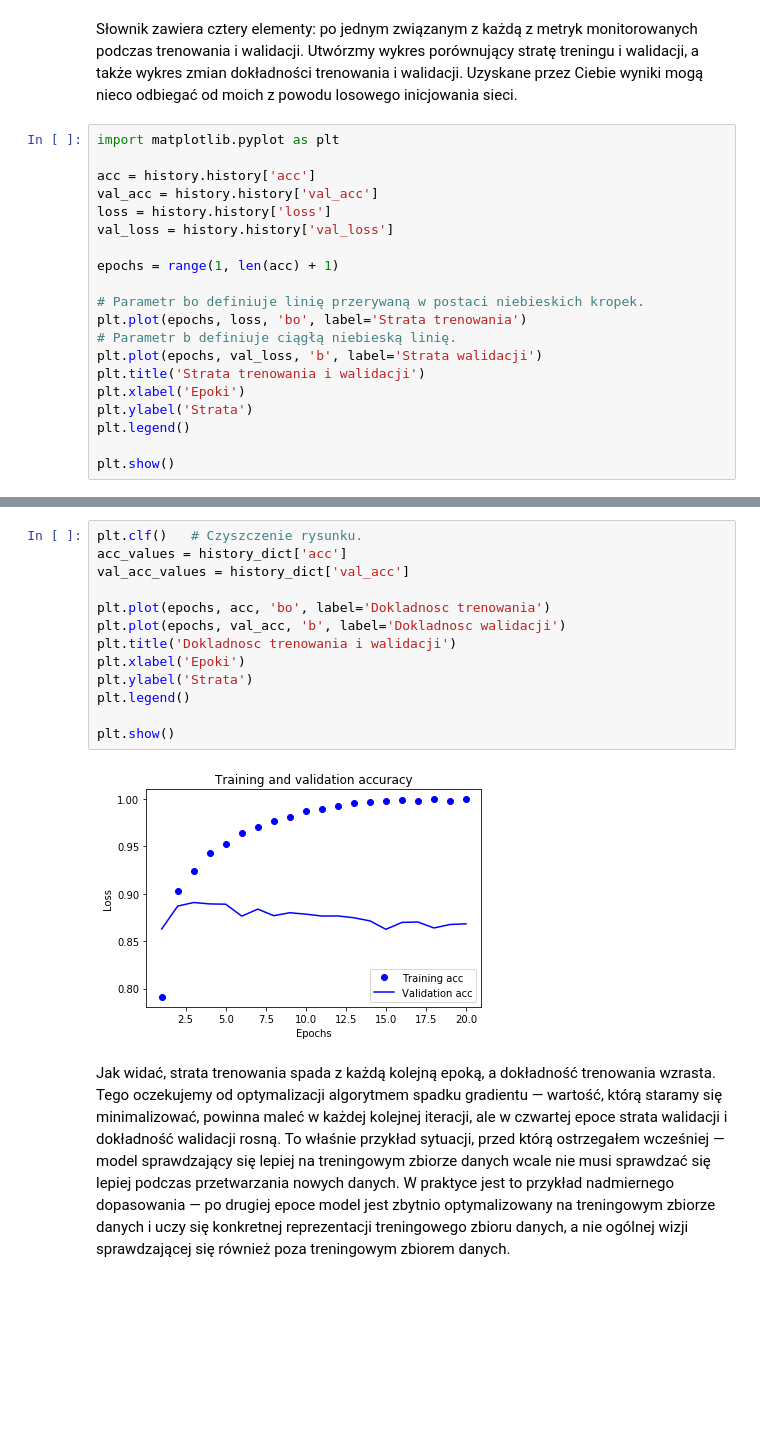
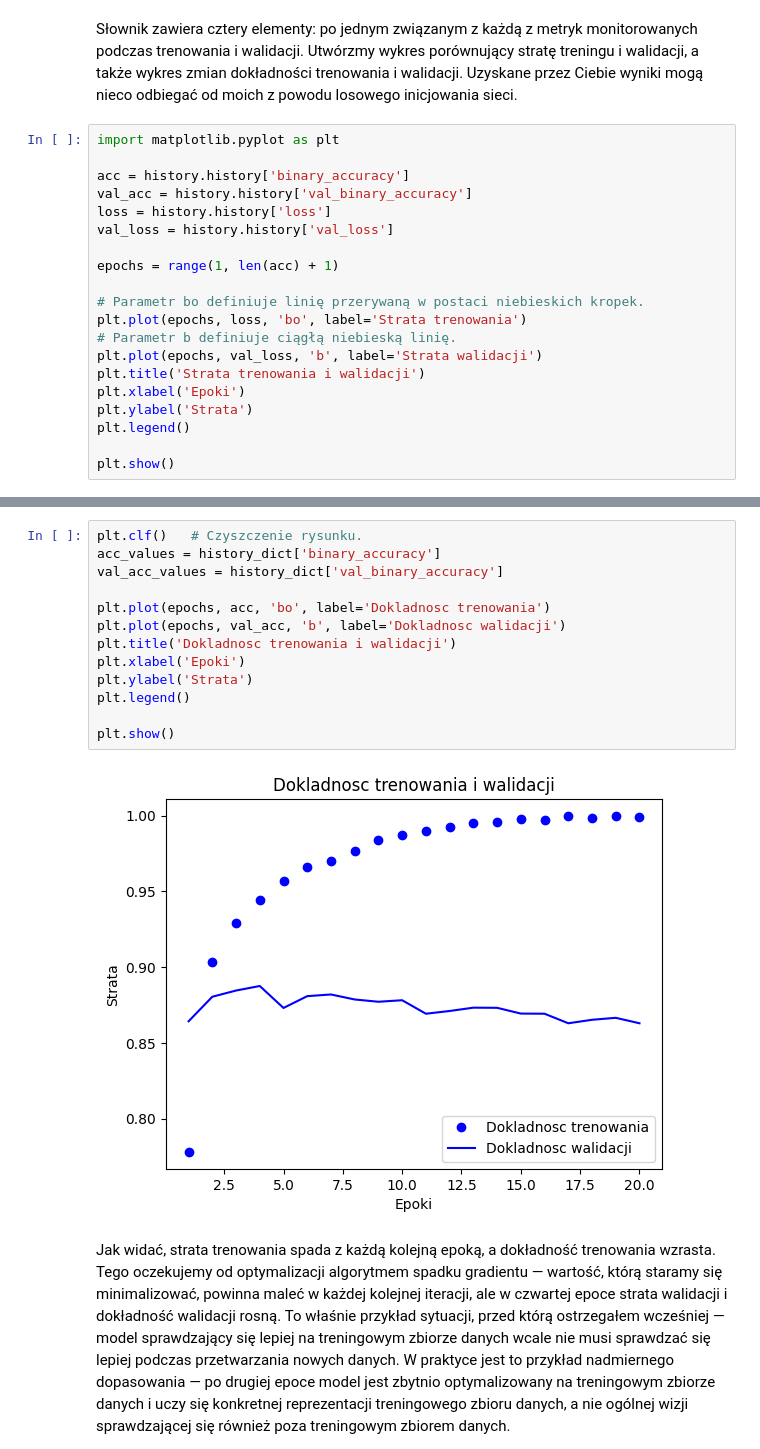
Before and after one commit to SMOKURsmoter/TensorFlow, a Jupyter notebook: 3_4.ipynb, the cells around one changed output, grey strips where cells are left out. Drawn from its saved outputs; the diff is of its cells as text; blank space fills up the shorter version.

```diff
--- a/3_4.ipynb
+++ b/3_4.ipynb
@@ -229,8 +233,8 @@ Słownik zawiera cztery elementy: po jednym związanym z każdą z metryk monito
 # %%
 import matplotlib.pyplot as plt
 
-acc = history.history['acc']
-val_acc = history.history['val_acc']
+acc = history.history['binary_accuracy']
+val_acc = history.history['val_binary_accuracy']
 loss = history.history['loss']
 val_loss = history.history['val_loss']
 
@@ -251,18 +255,18 @@ plt.show()
 # %%
 plt.clf()   # Czyszczenie rysunku.
-acc_values = history_dict['acc']
-val_acc_values = history_dict['val_acc']
+acc_values = history_dict['binary_accuracy']
+val_acc_values = history_dict['val_binary_accuracy']
 
 plt.plot(epochs, acc, 'bo', label='Dokladnosc trenowania')
 plt.plot(epochs, val_acc, 'b', label='Dokladnosc walidacji')
 plt.title('Dokladnosc trenowania i walidacji')
 plt.xlabel('Epoki')
 plt.ylabel('Strata')
 plt.legend()
 
 plt.show()
 # %% [output]
-[figure, old version]
+[figure, new version]
 # %% [markdown]
 Jak widać, strata trenowania spada z każdą kolejną epoką, a dokładność trenowania wzrasta. Tego oczekujemy od optymalizacji algorytmem spadku gradientu — wartość, którą staramy się minimalizować, powinna maleć w każdej kolejnej iteracji, ale w czwartej epoce strata walidacji i dokładność walidacji rosną. To właśnie przykład sytuacji, przed którą ostrzegałem wcześniej — model sprawdzający się lepiej na treningowym zbiorze danych wcale nie musi sprawdzać się lepiej podczas przetwarzania nowych danych. W praktyce jest to przykład nadmiernego dopasowania — po drugiej epoce model jest zbytnio optymalizowany na treningowym zbiorze danych i uczy się konkretnej reprezentacji treningowego zbioru danych, a nie ogólnej wizji sprawdzającej się również poza treningowym zbiorem danych.
 
```
Also changed, not shown: parts of 5 cells of this notebook.
